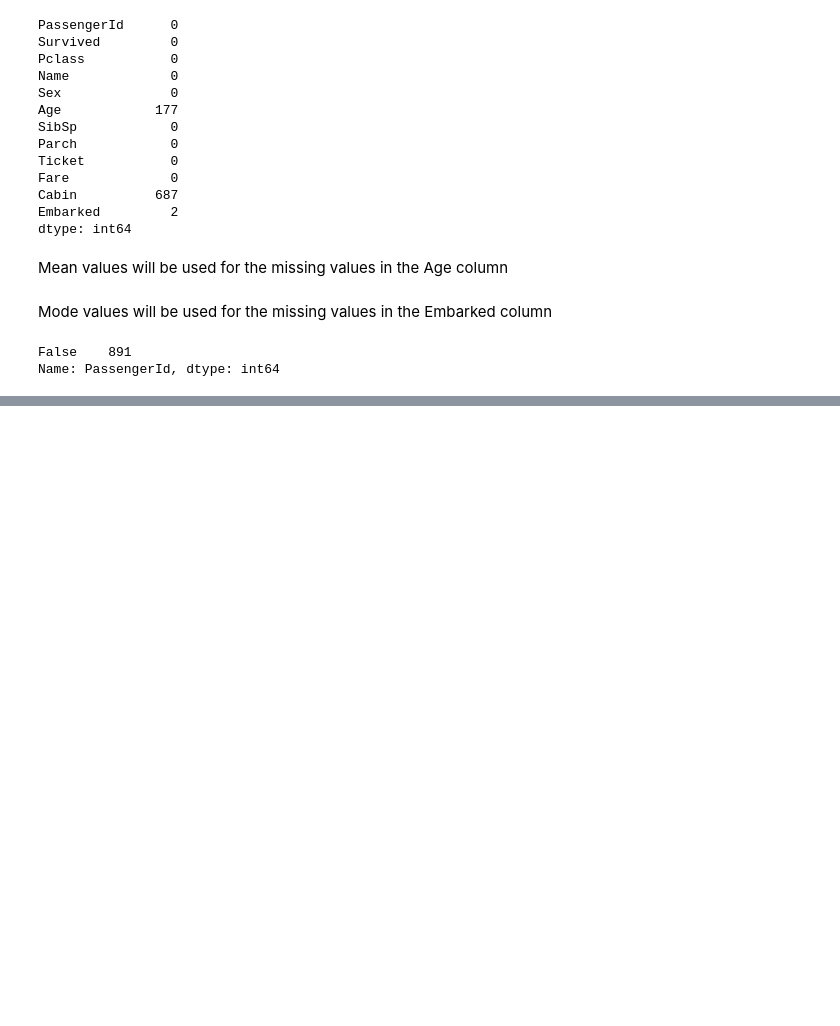
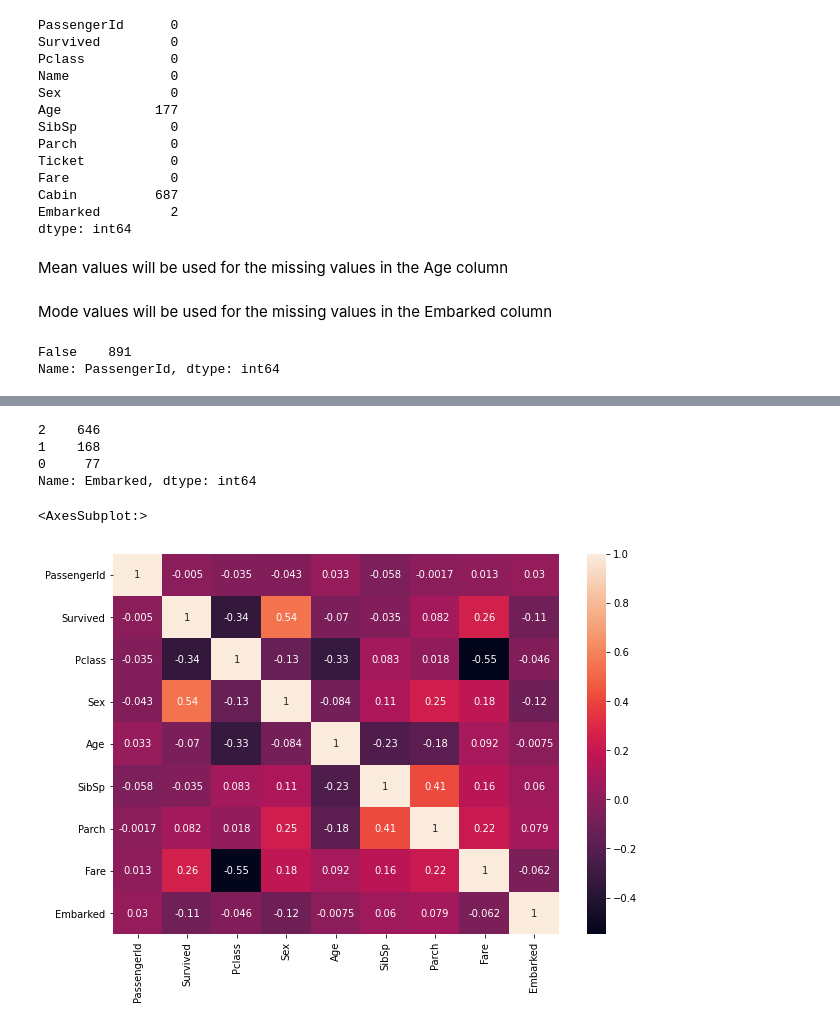
Before and after one commit to tasozgurcem11/titanic-survival-prediction, a Jupyter notebook: titanic.ipynb, the cells around one changed output, grey strips where cells are left out. Saved outputs shown, nothing was run; the diff lists cells and outputs as text; code cells hidden in the pictures; blank space fills up the shorter version.

```diff
--- a/titanic.ipynb
+++ b/titanic.ipynb
@@ -51,0 +70,16 @@ Name: PassengerId, dtype: int64
+# %%
+train_df['Sex'] = train_df['Sex'].map( {'female': 1, 'male': 0} ).astype(int)
+train_df['Embarked'] = train_df['Embarked'].map( {'S': 2, 'C': 1, 'Q': 0} ).astype(int)
+# %%
+train_df['Embarked'].value_counts()
+# %% [output]
+2    646
+1    168
+0     77
+Name: Embarked, dtype: int64
+# %%
+plt.figure(figsize=(10,7))
+sns.heatmap(train_df.corr(),annot=True)
+# %% [output]
+<AxesSubplot:>
+[figure, added]
```
Also changed, not shown: parts of 10 cells of this notebook.
